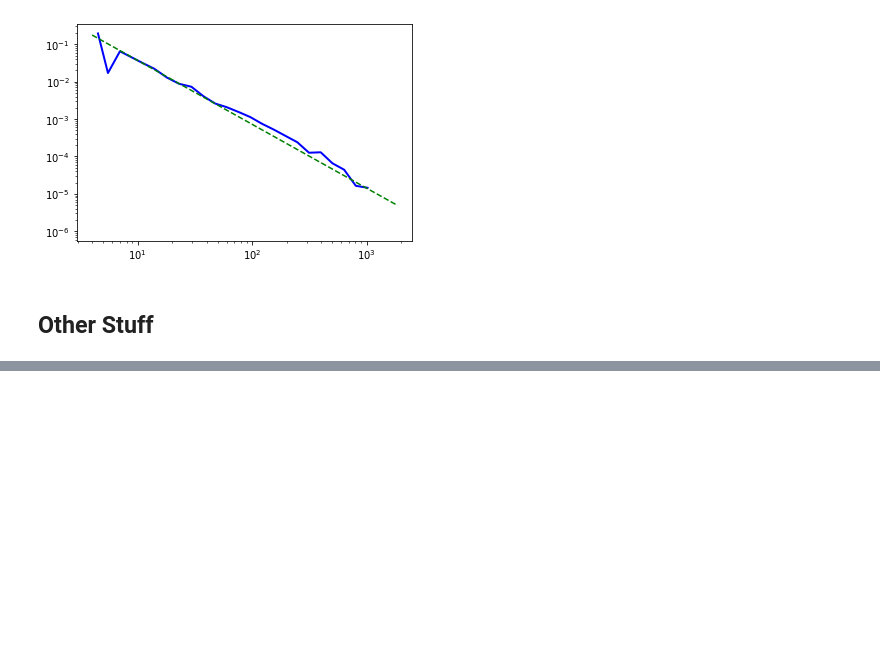
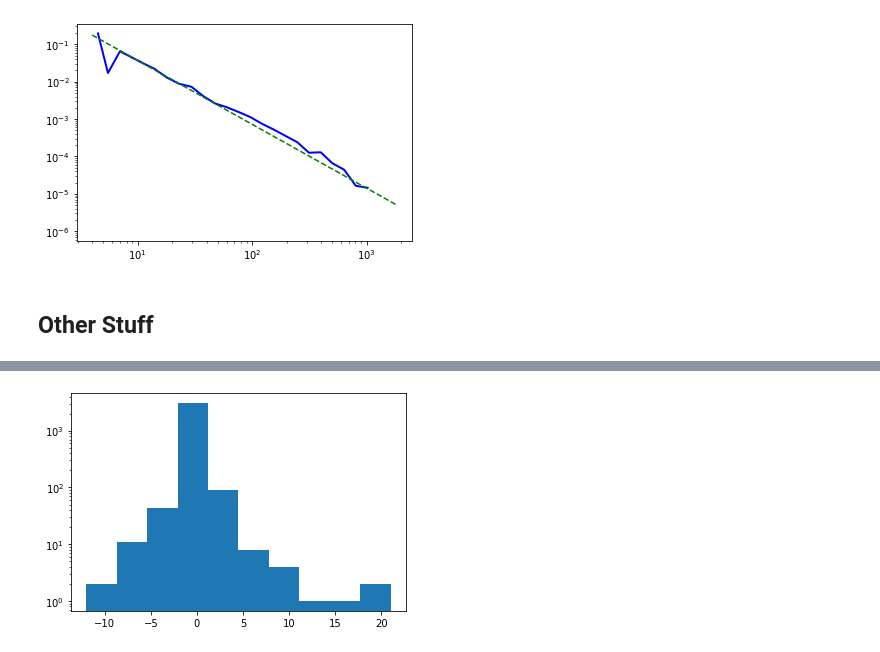
Before and after one commit to NicolaClark/TGNAP2021, a Jupyter notebook: notebooks/Main notebook.ipynb, the cells around one changed output, grey strips where cells are left out. Saved outputs shown, nothing was run; the diff lists cells and outputs as text; code cells hidden in the pictures; blank space fills up the shorter version.

```diff
--- a/notebooks/Main notebook.ipynb
+++ b/notebooks/Main notebook.ipynb
@@ -370,3 +386,16 @@ unique_equipment.to_csv("../network/planes.csv", sep='\t',index=False)
 #m.drawcountries(linewidth = 0.5)
 #m.fillcontinents(color='white',lake_color='white')
 #m.drawcoastlines(linewidth=0.5)
+# %%
+in_degrees=[]
+out_degrees=[]
+for node in G.nodes():
+    in_degrees.append(G.in_degree(node))
+    out_degrees.append(G.out_degree(node))
+# %%
+inminout=np.array(in_degrees)-np.array(out_degrees)
+maxinout=np.maximum(np.array(in_degrees),np.array(out_degrees))
+mininout=np.minimum(np.array(in_degrees),np.array(out_degrees))
+plt.hist(inminout,log=True); #most airposts have similar in and out degrees as is to be expecte
+# %% [output]
+[figure, added]
```
Also changed, not shown: parts of 9 cells of this notebook, 1 other file.
